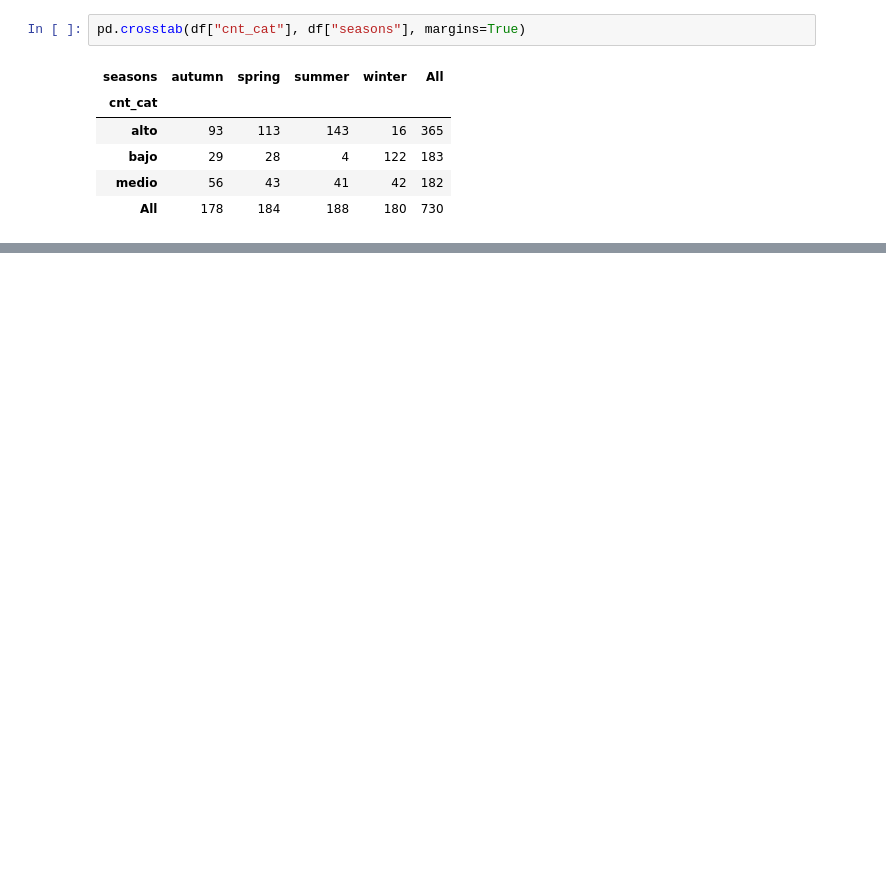
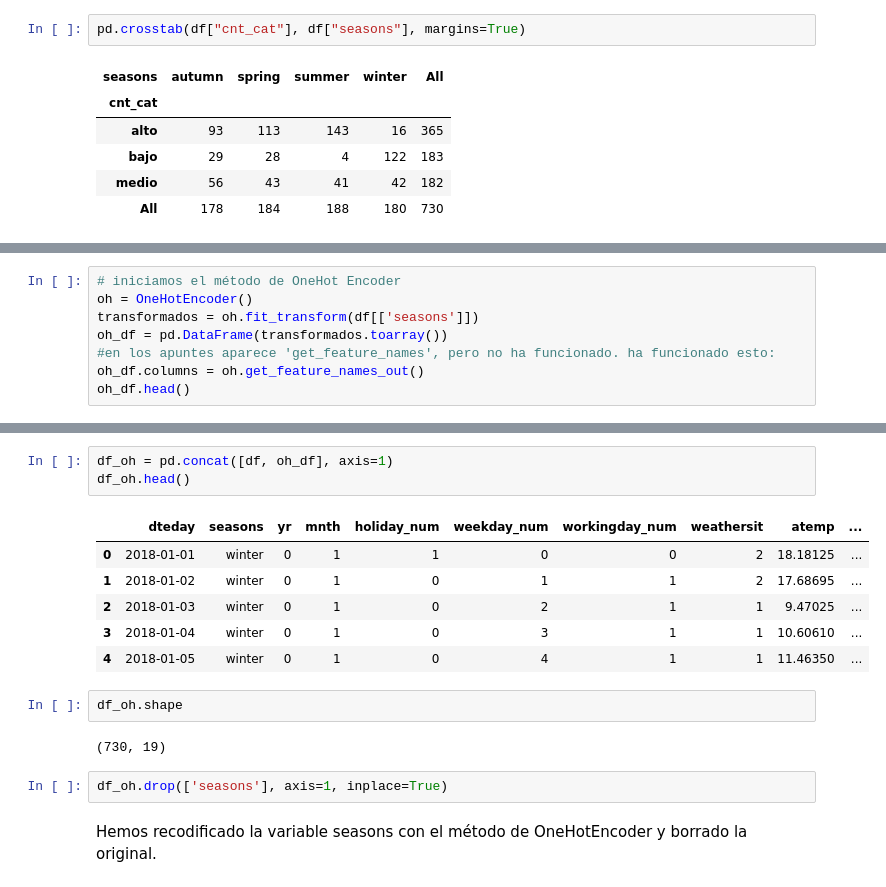
Before and after one commit to Adalab/project-da-promo-C-module-3-team-5, a Jupyter notebook: IV-Encoding.ipynb, the cells around one changed output, grey strips where cells are left out. Saved outputs shown, nothing was run; the diff lists cells and outputs as text; blank space fills up the shorter version.

```diff
--- a/IV-Encoding.ipynb
+++ b/IV-Encoding.ipynb
@@ -159,0 +161,8 @@ df_dummies.head()
+# %%
+# iniciamos el método de OneHot Encoder
+oh = OneHotEncoder()
+transformados = oh.fit_transform(df[['seasons']])
+oh_df = pd.DataFrame(transformados.toarray())
+#en los apuntes aparece 'get_feature_names', pero no ha funcionado. ha funcionado esto:
+oh_df.columns = oh.get_feature_names_out()
+oh_df.head()
@@ -159,0 +176,18 @@ df_dummies.head()
+# %%
+df_oh = pd.concat([df, oh_df], axis=1)
+df_oh.head()
+# %% [output]
+|  | dteday | seasons | yr | mnth | holiday_num | weekday_num | workingday_num | weathersit | atemp | ... |
+| 0 | 2018-01-01 | winter | 0 | 1 | 1 | 0 | 0 | 2 | 18.18125 | ... |
+| 1 | 2018-01-02 | winter | 0 | 1 | 0 | 1 | 1 | 2 | 17.68695 | ... |
+| 2 | 2018-01-03 | winter | 0 | 1 | 0 | 2 | 1 | 1 | 9.47025 | ... |
+| 3 | 2018-01-04 | winter | 0 | 1 | 0 | 3 | 1 | 1 | 10.60610 | ... |
+| 4 | 2018-01-05 | winter | 0 | 1 | 0 | 4 | 1 | 1 | 11.46350 | ... |
+# %%
+df_oh.shape
+# %% [output]
+(730, 19)
+# %%
+df_oh.drop(['seasons'], axis=1, inplace=True)
+# %% [markdown]
+Hemos recodificado la variable seasons con el  método de OneHotEncoder y borrado la original.
```
Also changed, not shown: parts of 14 cells of this notebook, 3 other files.
